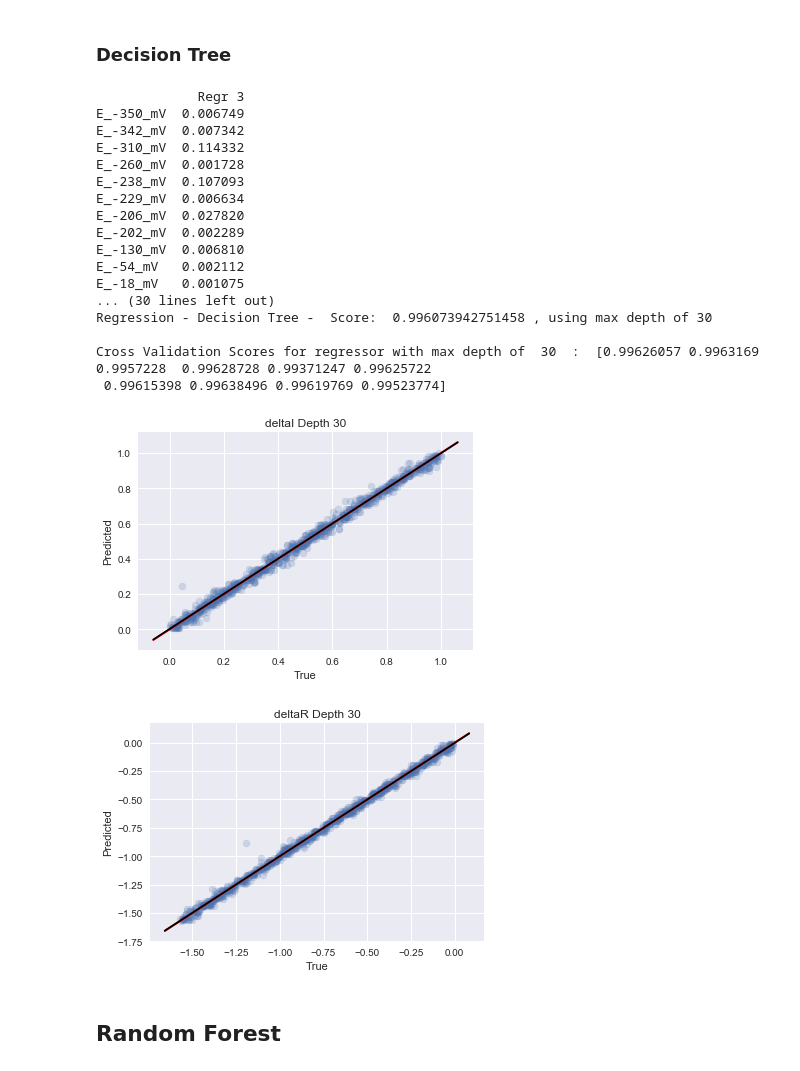
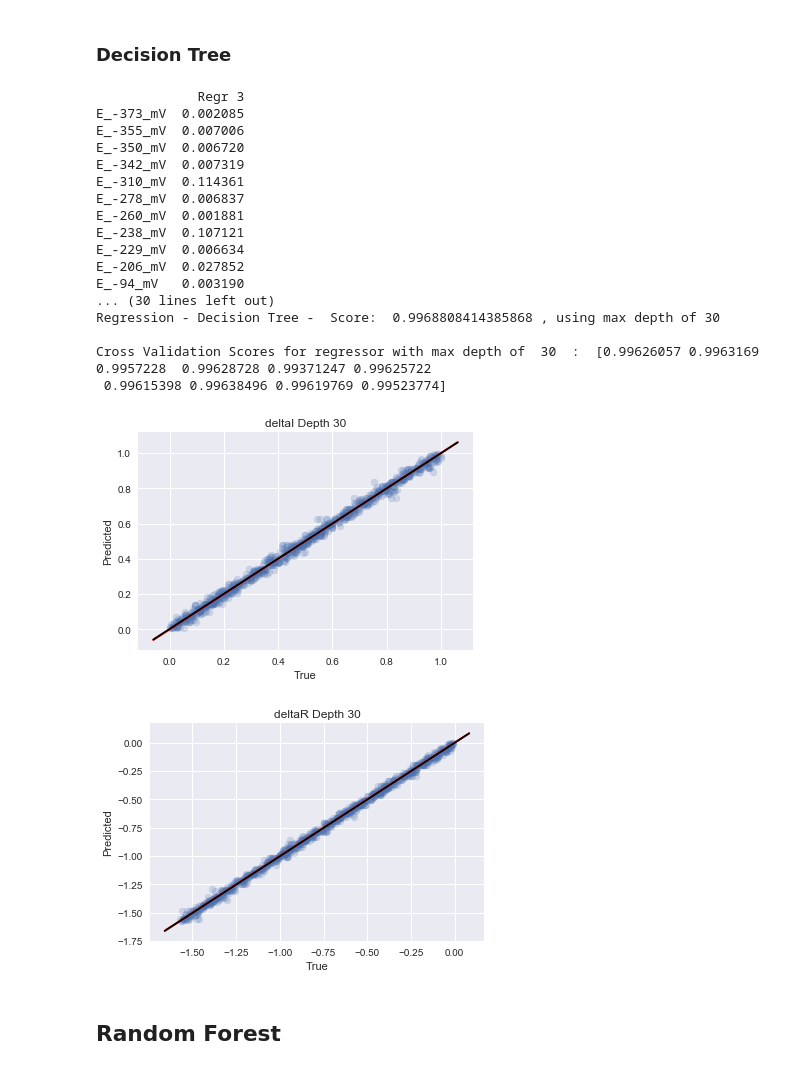
Before and after one commit to Lcollins91/DS_ResearchProject_ND, a Jupyter notebook: Hexagon_Spec_Models.ipynb, the cells around one changed output. Drawn from its saved outputs; the diff is of its cells as text; code cells hidden in the pictures.

```diff
--- a/Hexagon_Spec_Models.ipynb
+++ b/Hexagon_Spec_Models.ipynb
@@ -155,7 +155,8 @@ Residual is this percent of predict range 0.156 %
 ### Decision Tree
 # %%
 #Initialize the model
-regr_DT = DecisionTreeRegressor(max_depth=30, min_samples_leaf = 2)
+rs = 42
+regr_DT = DecisionTreeRegressor(max_depth=30, min_samples_leaf = 2, random_state = rs)
 
 #Fit the model
 regr_DT.fit(X_train, Y_train)
@@ -166,45 +167,45 @@ regr_DT.fit(X_train, Y_train)
 data1 = pd.DataFrame(regr_DT.feature_importances_.T, columns = ['Regr 3'])
 
 data1.index = X_train.columns
 
 print(data1[data1['Regr 3']>0.001])
 
 
 #Use model to predict
 y_pred_DT = regr_DT.predict(X_test)
 
 #Plot results
 plotSummary(Y_test['deltaI'], y_pred_DT[:,0], 'deltaI Depth 30')
 #myResiduals(Y_test['deltaI'], y_3[:,0])
 plotSummary(Y_test['deltaR'], y_pred_DT[:,1], 'deltaR Depth 30')
 #myResiduals(Y_test['deltaR'], y_3[:,1])
 
 print(' ')
 
 #Trying to understand the scoring
 print('Regression - Decision Tree -  Score: ', regr_DT.score(X_test,Y_test),', using max depth of 30')
 print(' ')
 regressor = DecisionTreeRegressor(random_state=0,max_depth=30, min_samples_leaf=5)
 print( 'Cross Validation Scores for regressor with max depth of ', regressor.max_depth, ' : ', cross_val_score(regressor, X, Y, cv=10))
 # %% [output]
              Regr 3
-E_-350_mV  0.006749
-E_-342_mV  0.007342
-E_-310_mV  0.114332
-E_-260_mV  0.001728
-E_-238_mV  0.107093
+E_-373_mV  0.002085
+E_-355_mV  0.007006
+E_-350_mV  0.006720
+E_-342_mV  0.007319
+E_-310_mV  0.114361
+E_-278_mV  0.006837
+E_-260_mV  0.001881
+E_-238_mV  0.107121
 E_-229_mV  0.006634
-E_-206_mV  0.027820
-E_-202_mV  0.002289
-E_-130_mV  0.006810
-E_-54_mV   0.002112
-E_-18_mV   0.001075
+E_-206_mV  0.027852
+E_-94_mV   0.003190
 ... (30 lines left out)
-Regression - Decision Tree -  Score:  0.996073942751458 , using max depth of 30
+Regression - Decision Tree -  Score:  0.9968808414385868 , using max depth of 30
 
 Cross Validation Scores for regressor with max depth of  30  :  [0.99626057 0.9963169  0.9957228  0.99628728 0.99371247 0.99625722
  0.99615398 0.99638496 0.99619769 0.99523774]
-[figure, old version]
+[figure, new version]
 [figure]
 # %% [markdown]
 ## Random Forest
```
Also changed, not shown: parts of 7 cells of this notebook.
